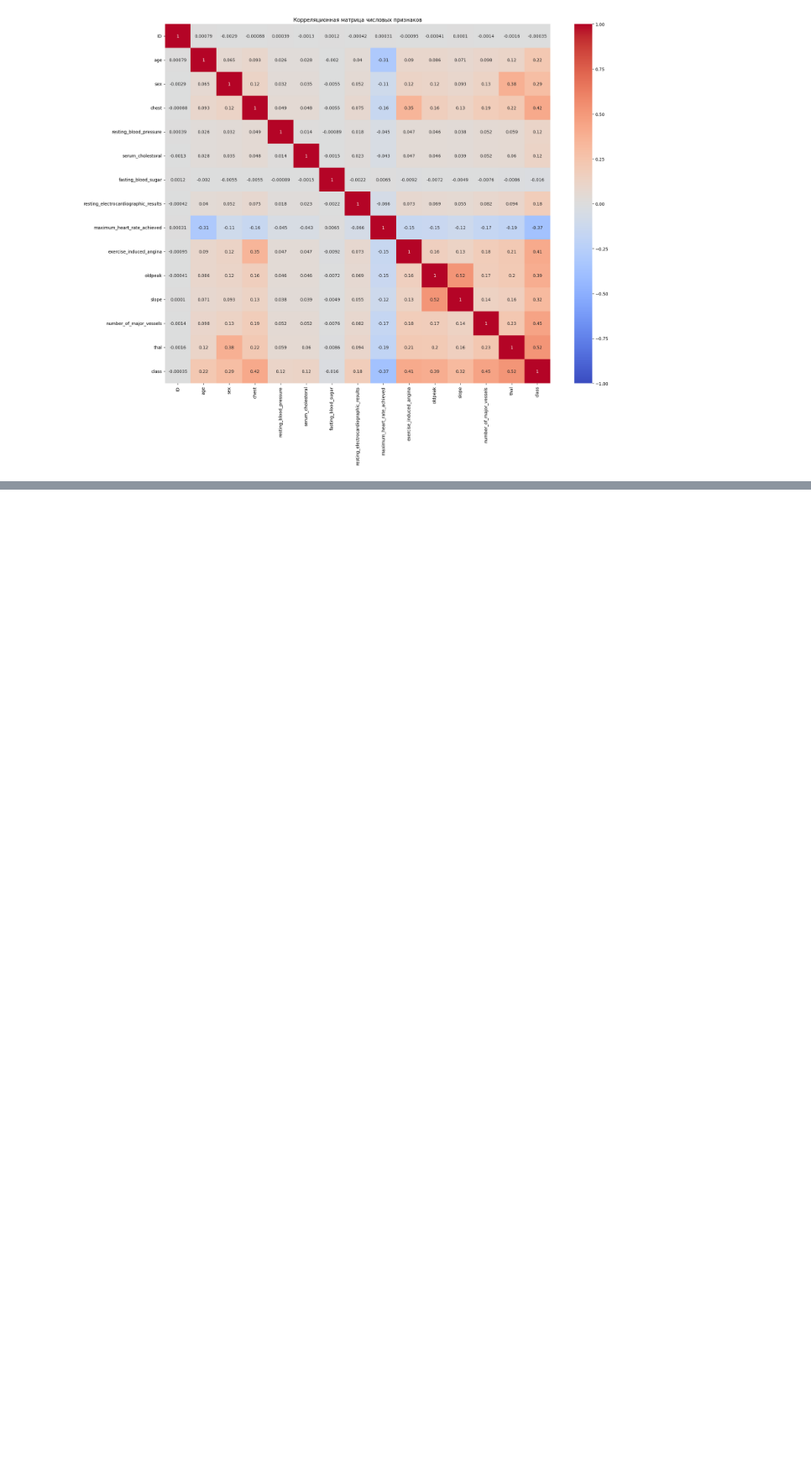
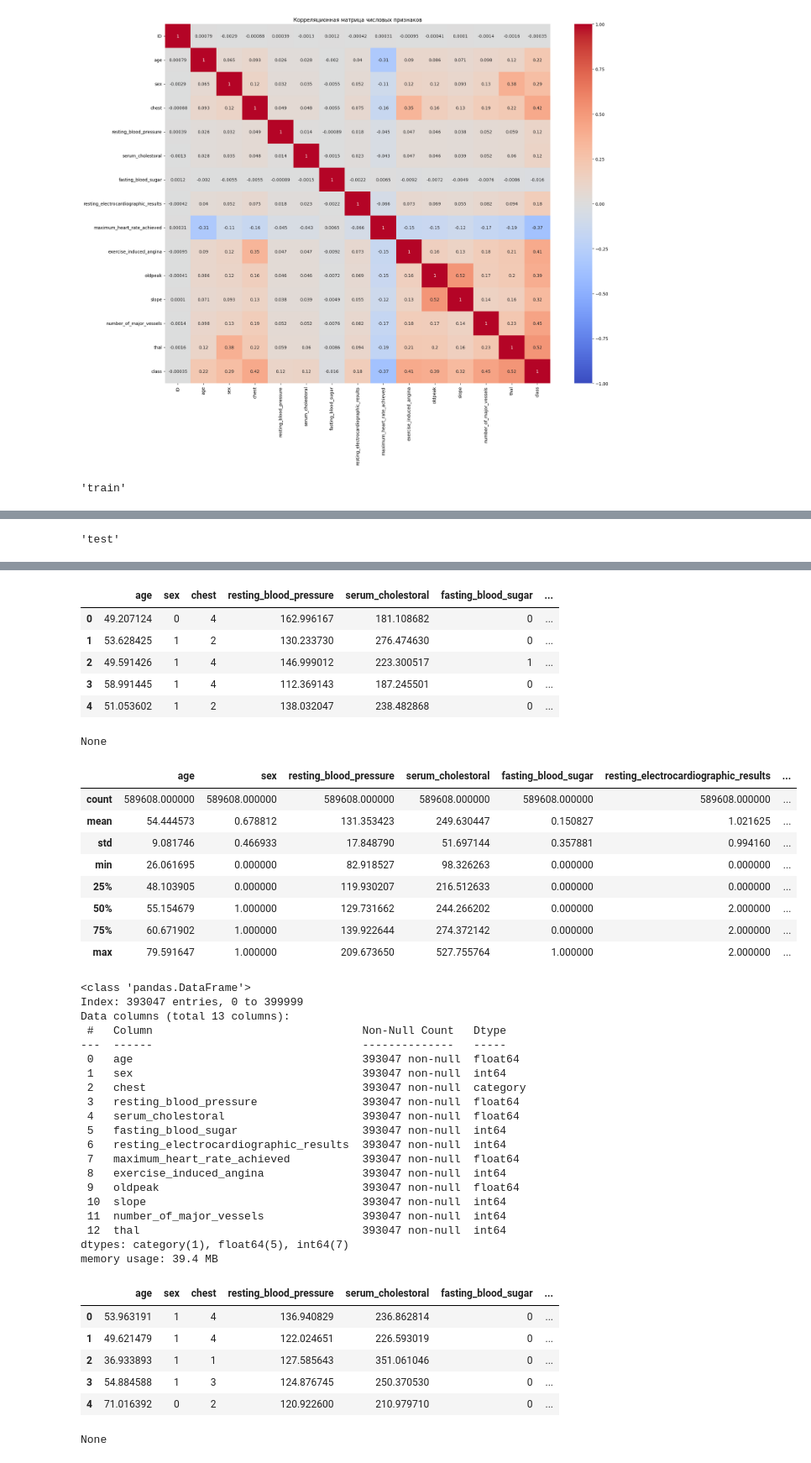
Before and after one commit to KonstGen921/sf_data_science, a Jupyter notebook: tasks/DL_PJ.ipynb, the cells around one changed output, grey strips where cells are left out. Shown at 84% size. Cells and saved outputs as stored; diff of their text form; code cells hidden in the pictures; blank space fills up the shorter version.

```diff
--- a/tasks/DL_PJ.ipynb
+++ b/tasks/DL_PJ.ipynb
@@ -188,3 +188,39 @@ plt.show()
 [figure]
 [figure]
 [figure]
+# %%
+df_train_1 = df_train.copy()
+df_test_1 = df_test.copy()
+
+# 3. Предобработка данных
+# удалим столбец id, так как он не несет полезной информации для модели
+df_train_1 = df_train_1.drop('ID', axis=1)
+df_test_1 = df_test_1.drop('ID', axis=1)
+
+# приведем в порядок столбец chest так как в нем должны быть категории 1 2 3 4 int
+
+df_train_1 = df_train_1[df_train_1["chest"].between(1,4)]
+df_test_1 = df_test_1[df_test_1["chest"].between(1,4)]
+
+df_train_1["chest"] = np.rint(df_train_1["chest"]).astype(int).astype("category")
+df_test_1["chest"]  = np.rint(df_test_1["chest"]).astype(int).astype("category")
+
+# проверим наличие пропущенных значений и уникальных значений в каждом столбце
+summary = pd.DataFrame({
+    "missing": df_train_1.isnull().sum(),
+    "unique": df_train_1.nunique(),
+    "dtype": df_train_1.dtypes
+})
+display('train',summary)
+
+summary = pd.DataFrame({
+    "missing": df_test_1.isnull().sum(),
+    "unique": df_test_1.nunique(),
+    "dtype": df_test_1.dtypes
+})
+display('test',summary)
+
+display(df_train_1.head(), df_train_1.info(), df_train_1.describe())
+display(df_test_1.head(), df_test_1.info(), df_test_1.describe())
+# %% [output]
+'train'
@@ -190,0 +242 @@ plt.show()
+'test'
@@ -190,0 +274,43 @@ plt.show()
+|  | age | sex | chest | resting_blood_pressure | serum_cholestoral | fasting_blood_sugar | ... |
+| 0 | 49.207124 | 0 | 4 | 162.996167 | 181.108682 | 0 | ... |
+| 1 | 53.628425 | 1 | 2 | 130.233730 | 276.474630 | 0 | ... |
+| 2 | 49.591426 | 1 | 4 | 146.999012 | 223.300517 | 1 | ... |
+| 3 | 58.991445 | 1 | 4 | 112.369143 | 187.245501 | 0 | ... |
+| 4 | 51.053602 | 1 | 2 | 138.032047 | 238.482868 | 0 | ... |
+None
+|  | age | sex | resting_blood_pressure | serum_cholestoral | fasting_blood_sugar | resting_electrocardiographic_results | ... |
+| count | 589608.000000 | 589608.000000 | 589608.000000 | 589608.000000 | 589608.000000 | 589608.000000 | ... |
+| mean | 54.444573 | 0.678812 | 131.353423 | 249.630447 | 0.150827 | 1.021625 | ... |
+| std | 9.081746 | 0.466933 | 17.848790 | 51.697144 | 0.357881 | 0.994160 | ... |
+| min | 26.061695 | 0.000000 | 82.918527 | 98.326263 | 0.000000 | 0.000000 | ... |
+| 25% | 48.103905 | 0.000000 | 119.930207 | 216.512633 | 0.000000 | 0.000000 | ... |
+| 50% | 55.154679 | 1.000000 | 129.731662 | 244.266202 | 0.000000 | 2.000000 | ... |
+| 75% | 60.671902 | 1.000000 | 139.922644 | 274.372142 | 0.000000 | 2.000000 | ... |
+| max | 79.591647 | 1.000000 | 209.673650 | 527.755764 | 1.000000 | 2.000000 | ... |
+<class 'pandas.DataFrame'>
+Index: 393047 entries, 0 to 399999
+Data columns (total 13 columns):
+ #   Column                                Non-Null Count   Dtype
+---  ------                                --------------   -----
+ 0   age                                   393047 non-null  float64
+ 1   sex                                   393047 non-null  int64
+ 2   chest                                 393047 non-null  category
+ 3   resting_blood_pressure                393047 non-null  float64
+ 4   serum_cholestoral                     393047 non-null  float64
+ 5   fasting_blood_sugar                   393047 non-null  int64
+ 6   resting_electrocardiographic_results  393047 non-null  int64
+ 7   maximum_heart_rate_achieved           393047 non-null  float64
+ 8   exercise_induced_angina               393047 non-null  int64
+ 9   oldpeak                               393047 non-null  float64
+ 10  slope                                 393047 non-null  int64
+ 11  number_of_major_vessels               393047 non-null  int64
+ 12  thal                                  393047 non-null  int64
+dtypes: category(1), float64(5), int64(7)
+memory usage: 39.4 MB
+|  | age | sex | chest | resting_blood_pressure | serum_cholestoral | fasting_blood_sugar | ... |
+| 0 | 53.963191 | 1 | 4 | 136.940829 | 236.862814 | 0 | ... |
+| 1 | 49.621479 | 1 | 4 | 122.024651 | 226.593019 | 0 | ... |
+| 2 | 36.933893 | 1 | 1 | 127.585643 | 351.061046 | 0 | ... |
+| 3 | 54.884588 | 1 | 3 | 124.876745 | 250.370530 | 0 | ... |
+| 4 | 71.016392 | 0 | 2 | 120.922600 | 210.979710 | 0 | ... |
+None
```
Also changed, not shown: parts of 2 cells of this notebook.
